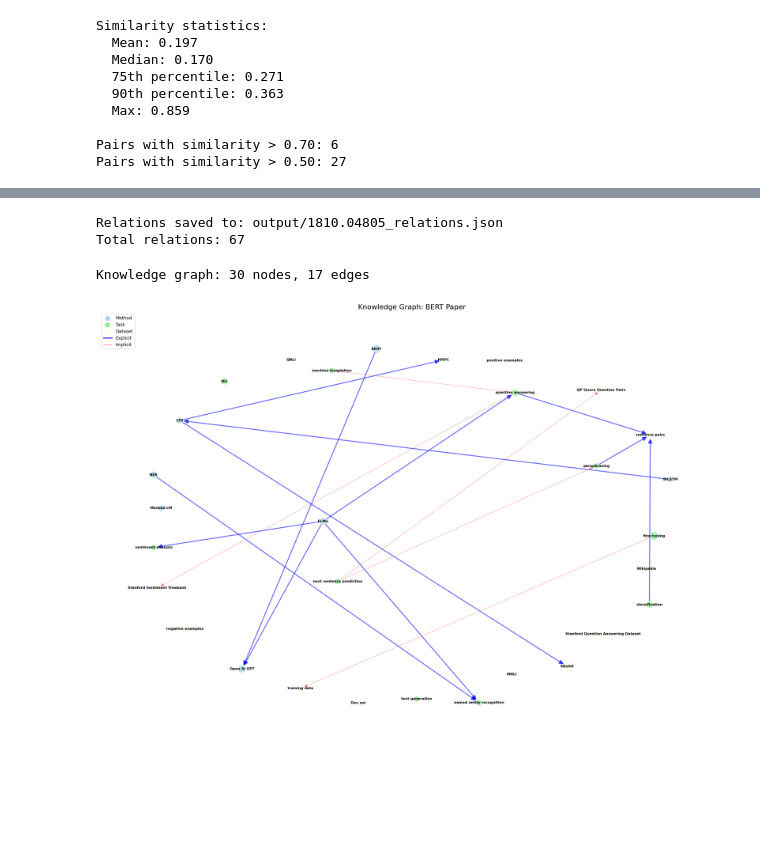
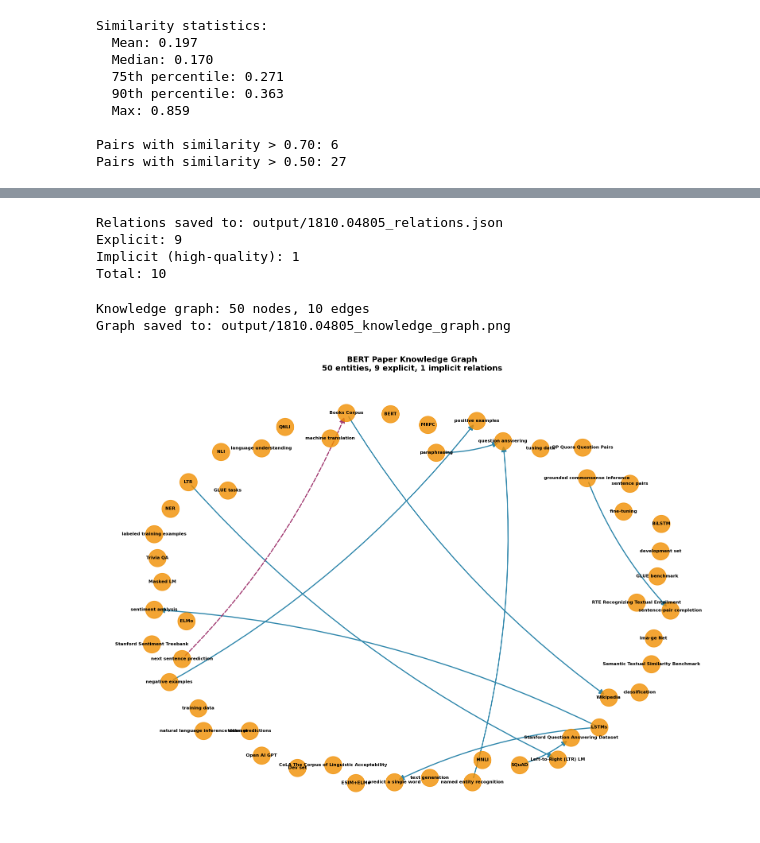
Before and after one commit to katjpg/ginkgo, a Jupyter notebook: examples/pipeline.ipynb, the cells around one changed output, grey strips where cells are left out. Cells and saved outputs as stored; diff of their text form; code cells hidden in the pictures; blank space fills up the shorter version.

Commit message:
BERT v5 (refine relation logic)

```diff
--- a/examples/pipeline.ipynb
+++ b/examples/pipeline.ipynb
@@ -107,7 +107,7 @@ for section_data in sections_data:
 
     section_entities = extractor.extract(section_data["clean_text"], section_config)
 
-    entities_with_context = extractor.convert_to_spans(section_entities, section_doc, context_size=2)
+    entities_with_context = extractor.convert_to_spans(section_entities, section_doc, context_size=1)
 
     serializable_entities = []
     for entity in entities_with_context:
@@ -482,6 +482,0 @@ Top 5 implicit relations:
-# %%
-print("\nTop implicit relations:")
-for i, rel in enumerate(implicit_relations[:10], 1):
-    print(f"{i:2d}. {rel.e_i:20s} ~~[implicit]~~ {rel.e_j:20s}")
-    print(f"    Confidence: {rel.confidence:.3f} | Bridges: {rel.n_bridges}")
-    print(f"    Bridge entities: {', '.join(rel.bridges[:3])}")
@@ -506,5 +483,8 @@ Top implicit relations:
 # %%
 import json
+
+high_quality_implicit = [r for r in implicit_relations
+                         if r.confidence >= 0.20]
 
 all_relations = {
     "explicit": [
@@ -523,10 +503,10 @@ all_relations = {
             "source": r.e_i,
             "target": r.e_j,
             "confidence": r.confidence,
-            "n_bridges": r.n_bridges,
+            "n_bridges": len(r.bridges),
             "bridges": r.bridges
         }
-        for r in implicit_relations
+        for r in high_quality_implicit
     ]
 }
 
@@ -535,32 +515,73 @@ with open(relations_path, "w") as f:
     json.dump(all_relations, f, indent=2)
 
 print(f"Relations saved to: {relations_path}")
-print(f"Total relations: {len(explicit_relations) + len(implicit_relations)}")
+print(f"Explicit: {len(explicit_relations)}")
+print(f"Implicit (high-quality): {len(high_quality_implicit)}")
+print(f"Total: {len(explicit_relations) + len(high_quality_implicit)}")
 # %% [output]
 Relations saved to: output/1810.04805_relations.json
-Total relations: 67
+Explicit: 9
+Implicit (high-quality): 1
+Total: 10
 # %%
 import networkx as nx
 import matplotlib.pyplot as plt
 
 G = nx.DiGraph()
 
-for e in filtered_entities[:30]:
+entity_set = {e['text'] for e in filtered_entities}
+
+for e in filtered_entities:
     G.add_node(e['text'], type=e['type'], score=e.get('pr_score', 0))
 
-for rel in explicit_relations[:20]:
+for rel in explicit_relations:
     G.add_edge(rel.e1, rel.e2,
                relation=rel.rel_type,
                confidence=rel.confidence,
                edge_type='explicit')
 
-for rel in implicit_relations[:10]:
-    if rel.e_i in G and rel.e_j in G:
+for rel in high_quality_implicit:
+    if rel.e_i in entity_set and rel.e_j in entity_set:
         G.add_edge(rel.e_i, rel.e_j,
                    confidence=rel.confidence,
                    edge_type='implicit')
 
 print(f"Knowledge graph: {G.number_of_nodes()} nodes, {G.number_of_edges()} edges")
+
+pos = nx.spring_layout(G, k=2, iterations=50, seed=42)
+
+plt.figure(figsize=(16, 12))
+
+explicit_edges = [(u, v) for u, v, d in G.edges(data=True)
+                  if d.get('edge_type') == 'explicit']
+implicit_edges = [(u, v) for u, v, d in G.edges(data=True)
+                  if d.get('edge_type') == 'implicit']
+
+nx.draw_networkx_edges(G, pos, edgelist=explicit_edges,
+                       edge_color='#2E86AB', width=2,
+                       arrowsize=20, connectionstyle='arc3,rad=0.1')
+
+nx.draw_networkx_edges(G, pos, edgelist=implicit_edges,
+                       edge_color='#A23B72', width=2,
+                       style='dashed', arrowsize=20,
+                       connectionstyle='arc3,rad=0.1')
+
+nx.draw_networkx_nodes(G, pos, node_color='#F18F01',
+                       node_size=1000, alpha=0.8)
+
+nx.draw_networkx_labels(G, pos, font_size=8, font_weight='bold')
+
+plt.title(f"BERT Paper Knowledge Graph\n{G.number_of_nodes()} entities, {len(explicit_edges)} explicit, {len(implicit_edges)} implicit relations",
+          fontsize=14, fontweight='bold')
+plt.axis('off')
+plt.tight_layout()
+
+graph_path = output_dir / f"{arxiv_id}_knowledge_graph.png"
+plt.savefig(graph_path, dpi=300, bbox_inches='tight')
+print(f"Graph saved to: {graph_path}")
+
+plt.show()
 # %% [output]
-Knowledge graph: 30 nodes, 17 edges
+Knowledge graph: 50 nodes, 10 edges
+Graph saved to: output/1810.04805_knowledge_graph.png
-[figure, old version]
+[figure, new version]
```
Also changed, not shown: parts of 7 cells of this notebook, 28 other files.
